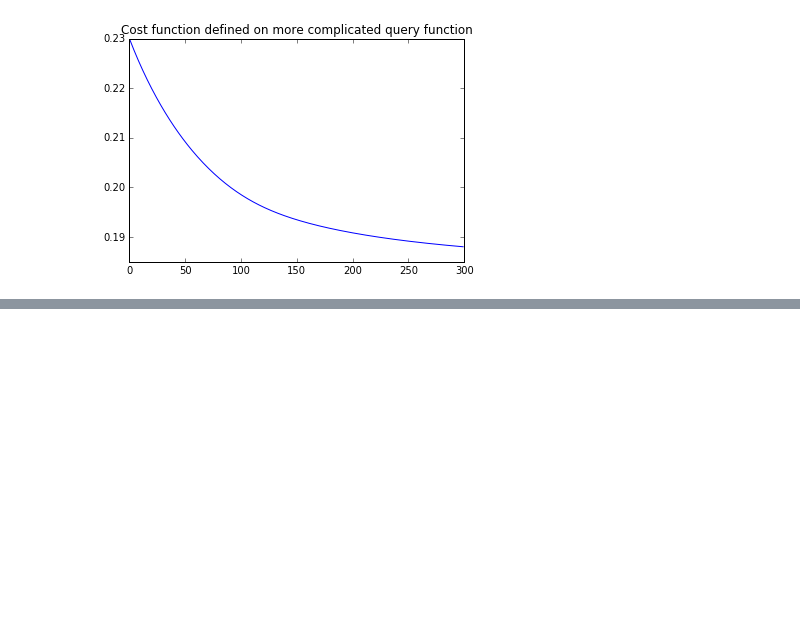
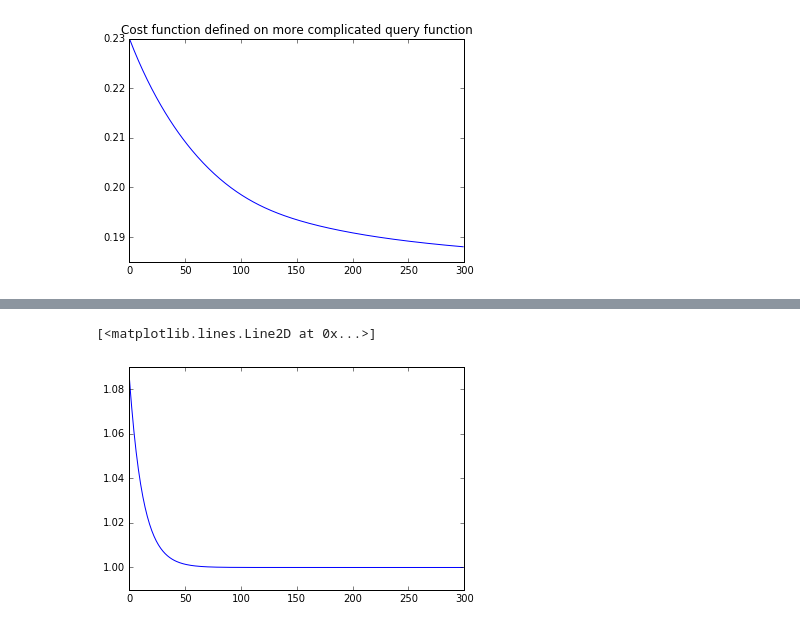
Before and after one commit to Sapphirine/graph-analytics-deeplearning, a Jupyter notebook: Presentation.ipynb, the cells around one changed output, grey strips where cells are left out. Cells and saved outputs as stored; diff of their text form; code cells hidden in the pictures; blank space fills up the shorter version.

```diff
--- a/Presentation.ipynb
+++ b/Presentation.ipynb
@@ -28,12 +28,6 @@ def gen_rand_graph(n=20, p=0.3):
         data['risk_B'] = np.random.uniform(0.5,1.5)
         data['allocation'] = tf.Variable(tf.random_normal([1,1], mean = m, stddev=s))
 
-    # show what we generated
-    for node, data in it.islice(G_rand.nodes_iter(data=True),5):
-        print 'Node',node,'|', 'Risk of the node:', sess.run(data['risk'])
-        #print 'Node data:', data
-        #print 'Allocation (Variable of the node):', sess.run(data['allocation'])
-
     return G_rand
 # %%
 graph = gen_rand_graph()
@@ -98,4 +92,30 @@ def test_query(graph, query, train_steps=100):
 test_query(graph, query2, train_steps=300)
 # %% [output]
 [figure]
+# %%
+# Convert graph to tensor form
+def convert(G, d):
+    x = np.zeros((d,2))
+    ind = 0
+    for i in nx.dfs_preorder_nodes(G, 0):
+        node = G.node[i]
+        x[ind,0] = node['risk_A']
+        x[ind,1] = node['risk_B']
+        ind += 1
+
+
+    x = np.divide(x.astype('float'),np.sum(x,0))
+    return x
+
+x = convert(graph, 20)
+
+#reinitialise everything
+# %%
+# generate some graphs
+graphs = []
+d = 2
+N = 20
+for i in range(10):
+    nodes = np.random.randint(2, N+1)
+    graphs.append(gen_rand_graph(n=nodes))
 # %%
@@ -141,0 +151,5 @@ Caused by op u'weight_10/read', defined at:
+# %%
+plt.plot(loss)
+# %% [output]
+[<matplotlib.lines.Line2D at 0x...>]
+[figure, added]
```
Also changed, not shown: parts of 1 cell of this notebook.
